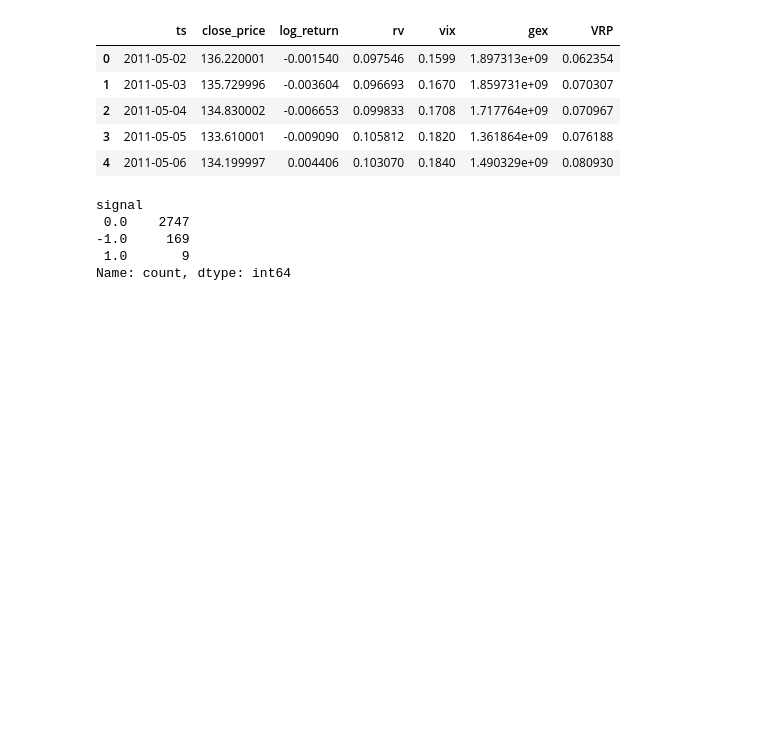
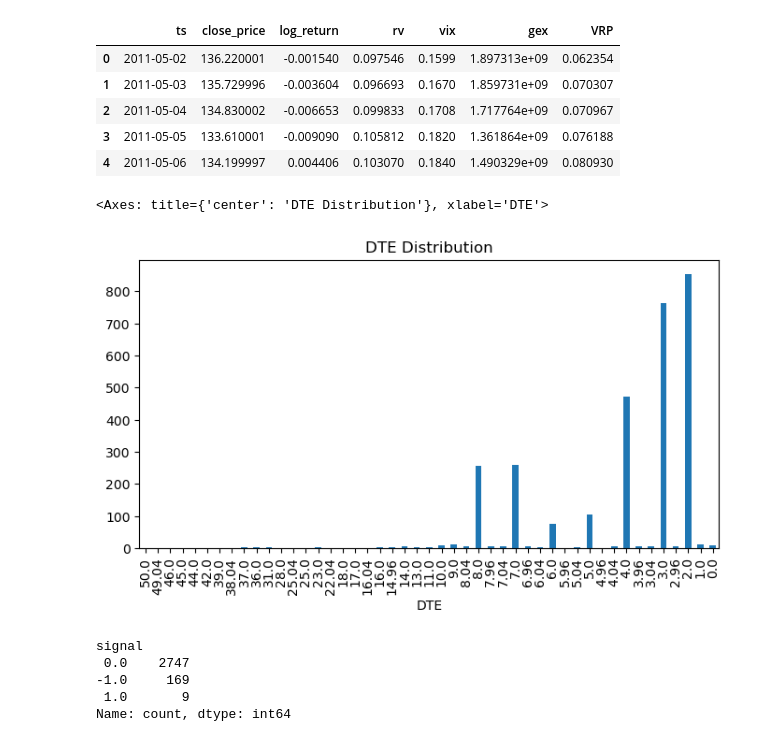
Before and after one commit to yifandill/Gamma_Exposure_Quant_Research, a Jupyter notebook: src/trial_straddle.ipynb, the cells around one changed output. Drawn from its saved outputs; the diff is of its cells as text; code cells hidden in the pictures; blank space fills up the shorter version.

```diff
--- a/src/trial_straddle.ipynb
+++ b/src/trial_straddle.ipynb
@@ -63,6 +62,11 @@ df_option_atm = df_option.groupby('QUOTE_DATE', group_keys=False).apply(select_a
 # %%
 date_list = pd.Index(df_option_atm['QUOTE_DATE'].unique()).intersection(df_label['ts'])
 df_option_atm = df_option_atm[df_option_atm['QUOTE_DATE'].isin(date_list)].reset_index(drop=True)
+# %%
+df_option_atm['DTE'].value_counts().sort_index(ascending=False).plot.bar(title='DTE Distribution', figsize=(8, 4))
+# %% [output]
+<Axes: title={'center': 'DTE Distribution'}, xlabel='DTE'>
+[figure, added]
 # %%
 df_next_option = pd.DataFrame()
 
```
Also changed, not shown: parts of 6 cells of this notebook.
